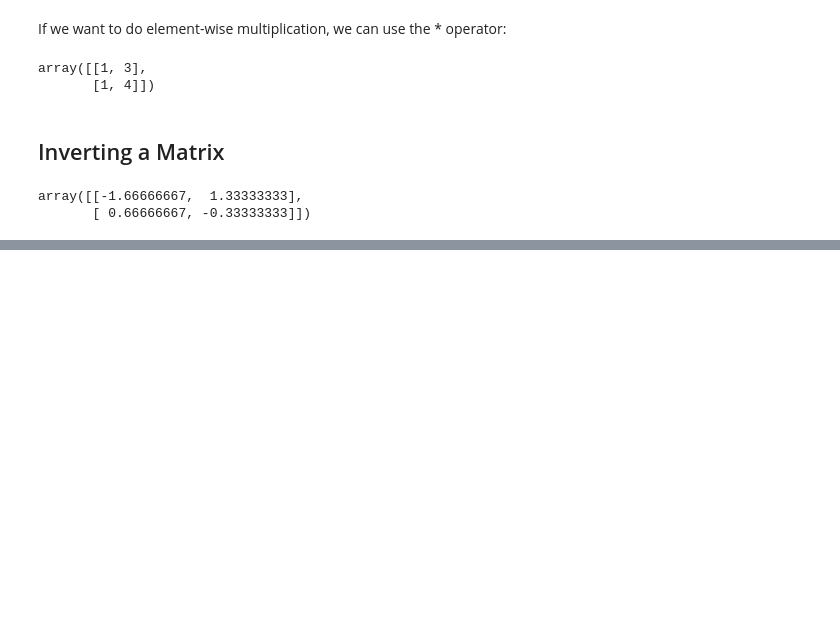
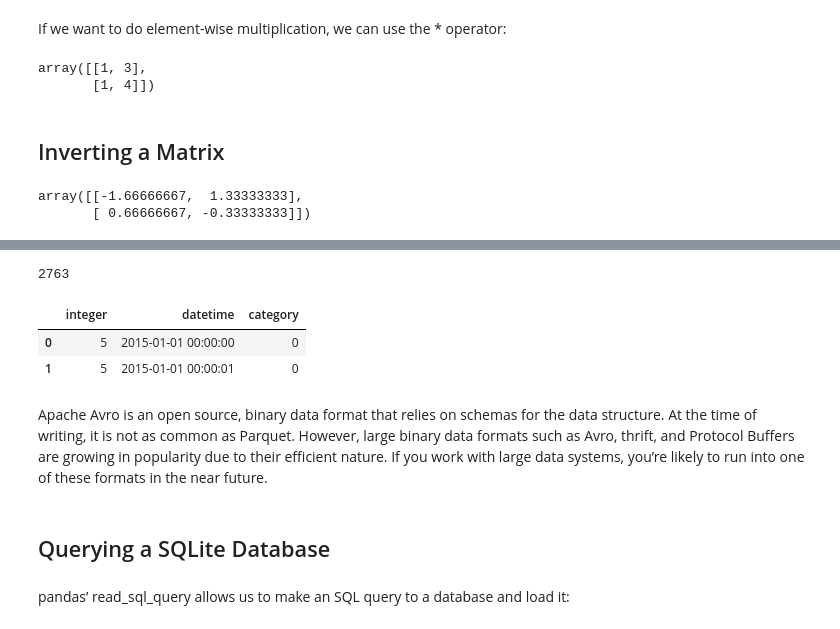
Before and after one commit to amccown982/Python-ML, a Jupyter notebook: ML_Python_Cookbook.ipynb, the cells around one changed output, grey strips where cells are left out. Drawn from its saved outputs; the diff is of its cells as text; code cells hidden in the pictures; blank space fills up the shorter version.

```diff
--- a/ML_Python_Cookbook.ipynb
+++ b/ML_Python_Cookbook.ipynb
@@ -634,0 +1020,22 @@ array([[-1.66666667,  1.33333333],
+# %%
+# Download file
+r = requests.get(url)
+open('data.avro', 'wb').write(r.content)
+# %% [output]
+2763
+# %%
+# Load data
+dataframe = pdx.read_avro('data.avro')
+# %%
+# View the first two rows
+dataframe.head(2)
+# %% [output]
+|  | integer | datetime | category |
+| 0 | 5 | 2015-01-01 00:00:00 | 0 |
+| 1 | 5 | 2015-01-01 00:00:01 | 0 |
+# %% [markdown]
+Apache Avro is an open source, binary data format that relies on schemas for the data structure. At the time of writing, it is not as common as Parquet. However, large binary data formats such as Avro, thrift, and Protocol Buffers are growing in popularity due to their efficient nature. If you work with large data systems, you’re likely to run into one of these formats in the near future.
+# %% [markdown]
+## Querying a SQLite Database
+# %% [markdown]
+pandas’ read_sql_query allows us to make an SQL query to a database and load it:
```
Also changed, not shown: parts of 115 cells of this notebook, 3 other files.
